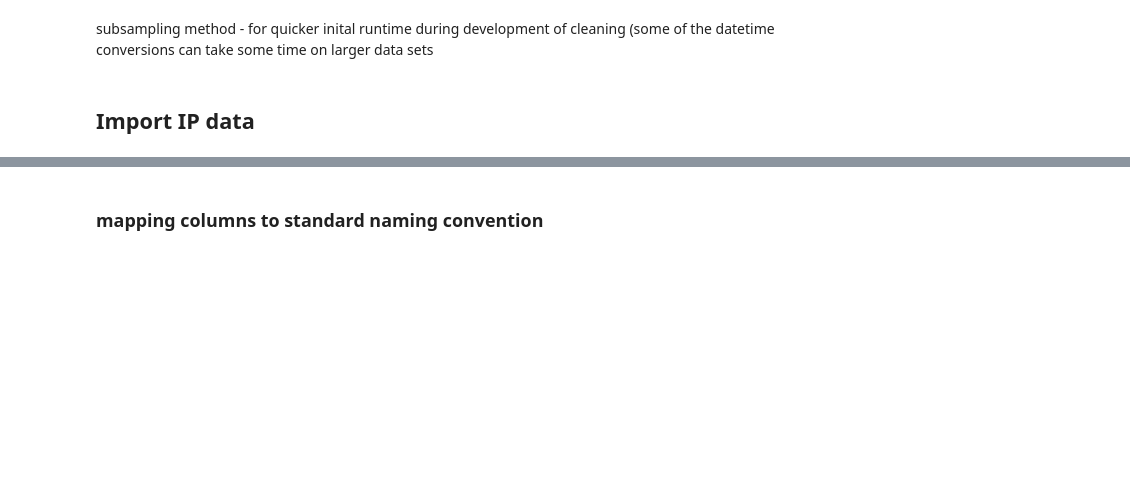
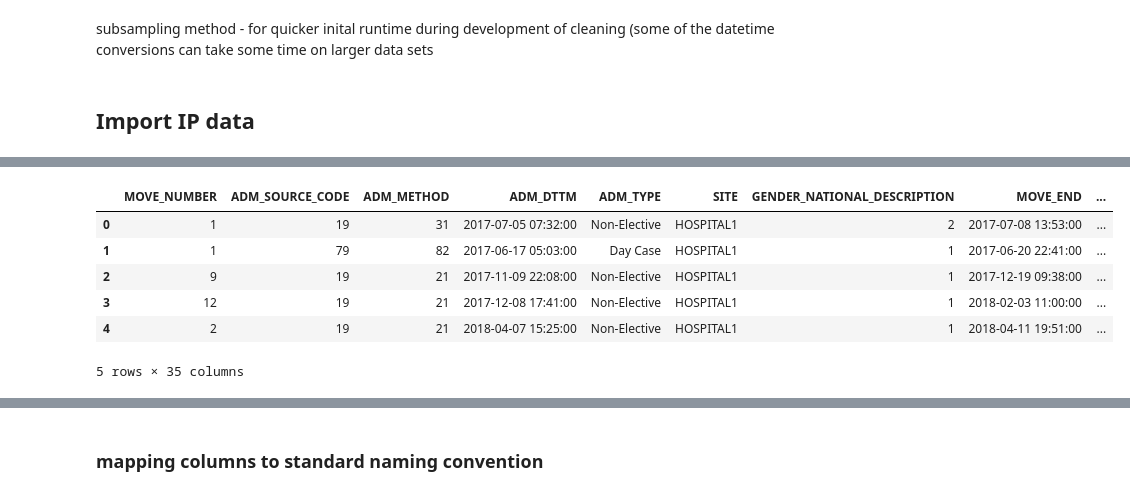
Before and after one commit to BradKeogh/flosp, a Jupyter notebook: example/example_flosp_workflow.ipynb, the cells around one changed output, grey strips where cells are left out. Drawn from its saved outputs; the diff is of its cells as text; code cells hidden in the pictures; blank space fills up the shorter version.

Commit message:
load_dataIP implemented

```diff
--- a/example/example_flosp_workflow.ipynb
+++ b/example/example_flosp_workflow.ipynb
@@ -50,7 +52,7 @@ Missing: ./example/example_results/processed/DAILY.pkl
 # %% [markdown]
 load raw data
 # %%
-hosp.load_dataED('./example/example_data.csv') #,nrows=1500) # limit number of rows for quick runtime during dev
+hosp.load_dataED('./example/example_data_ED.csv') #,nrows=1500) # limit number of rows for quick runtime during dev
 # %% [output]
 IO class called.
 ARRIVAL_DTTM
@@ -82,4 +84,4 @@ subsampling method - for quicker inital runtime during development of cleaning (
 # %% [markdown]
 ## Import IP data
 # %%
-hosp.load_dataIP()
+hosp.load_dataIP('./example/example_data_IP.csv')
@@ -85,0 +101,10 @@ hosp.load_dataIP()
+# %%
+hosp.extract_data('IP').head()
+# %% [output]
+|  | MOVE_NUMBER | ADM_SOURCE_CODE | ADM_METHOD | ADM_DTTM | ADM_TYPE | SITE | GENDER_NATIONAL_DESCRIPTION | MOVE_END | ... |
+| 0 | 1 | 19 | 31 | 2017-07-05 07:32:00 | Non-Elective | HOSPITAL1 | 2 | 2017-07-08 13:53:00 | ... |
+| 1 | 1 | 79 | 82 | 2017-06-17 05:03:00 | Day Case | HOSPITAL1 | 1 | 2017-06-20 22:41:00 | ... |
+| 2 | 9 | 19 | 21 | 2017-11-09 22:08:00 | Non-Elective | HOSPITAL1 | 1 | 2017-12-19 09:38:00 | ... |
+| 3 | 12 | 19 | 21 | 2017-12-08 17:41:00 | Non-Elective | HOSPITAL1 | 1 | 2018-02-03 11:00:00 | ... |
+| 4 | 2 | 19 | 21 | 2018-04-07 15:25:00 | Non-Elective | HOSPITAL1 | 1 | 2018-04-11 19:51:00 | ... |
+5 rows × 35 columns
```
Also changed, not shown: parts of 4 cells of this notebook, 8 other files.
